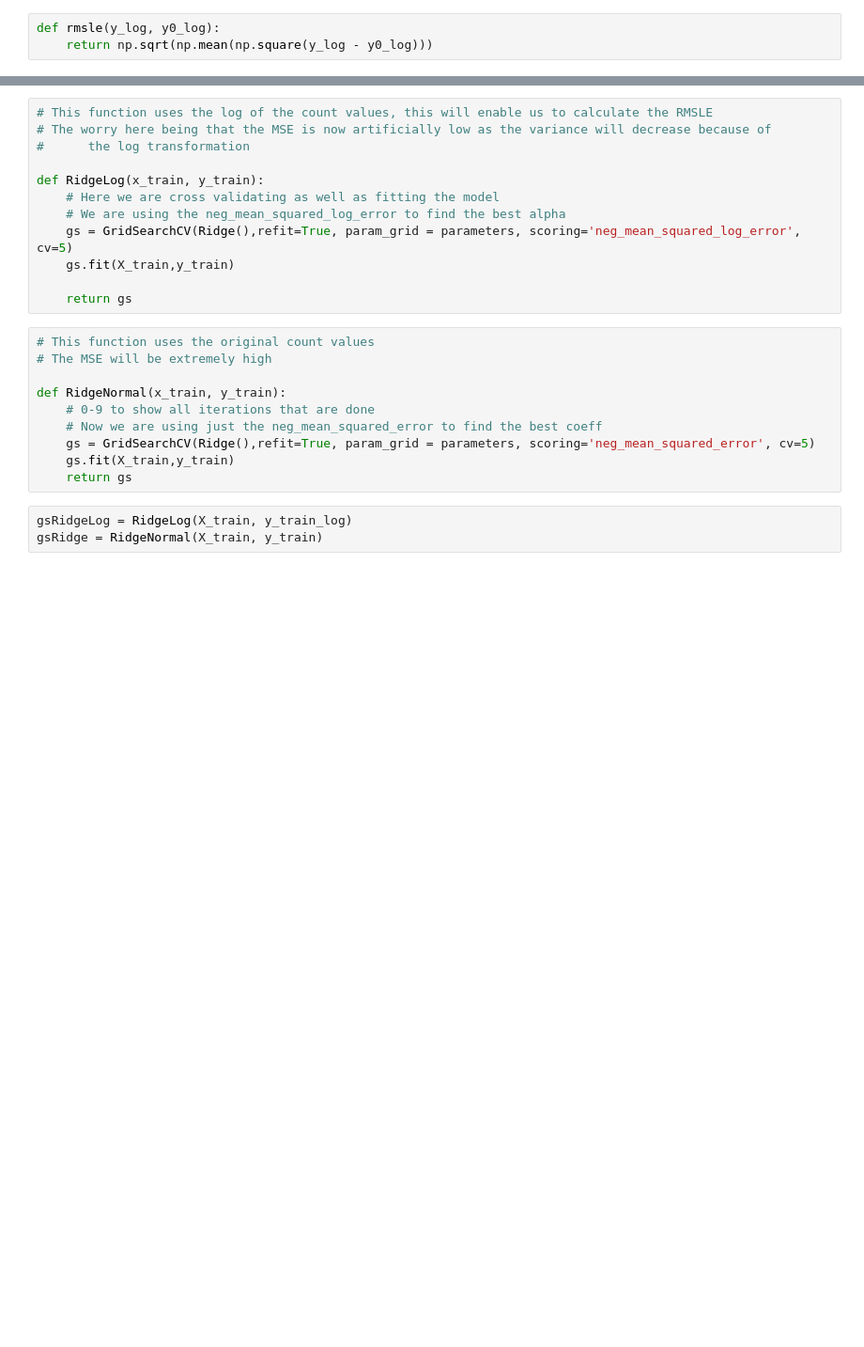
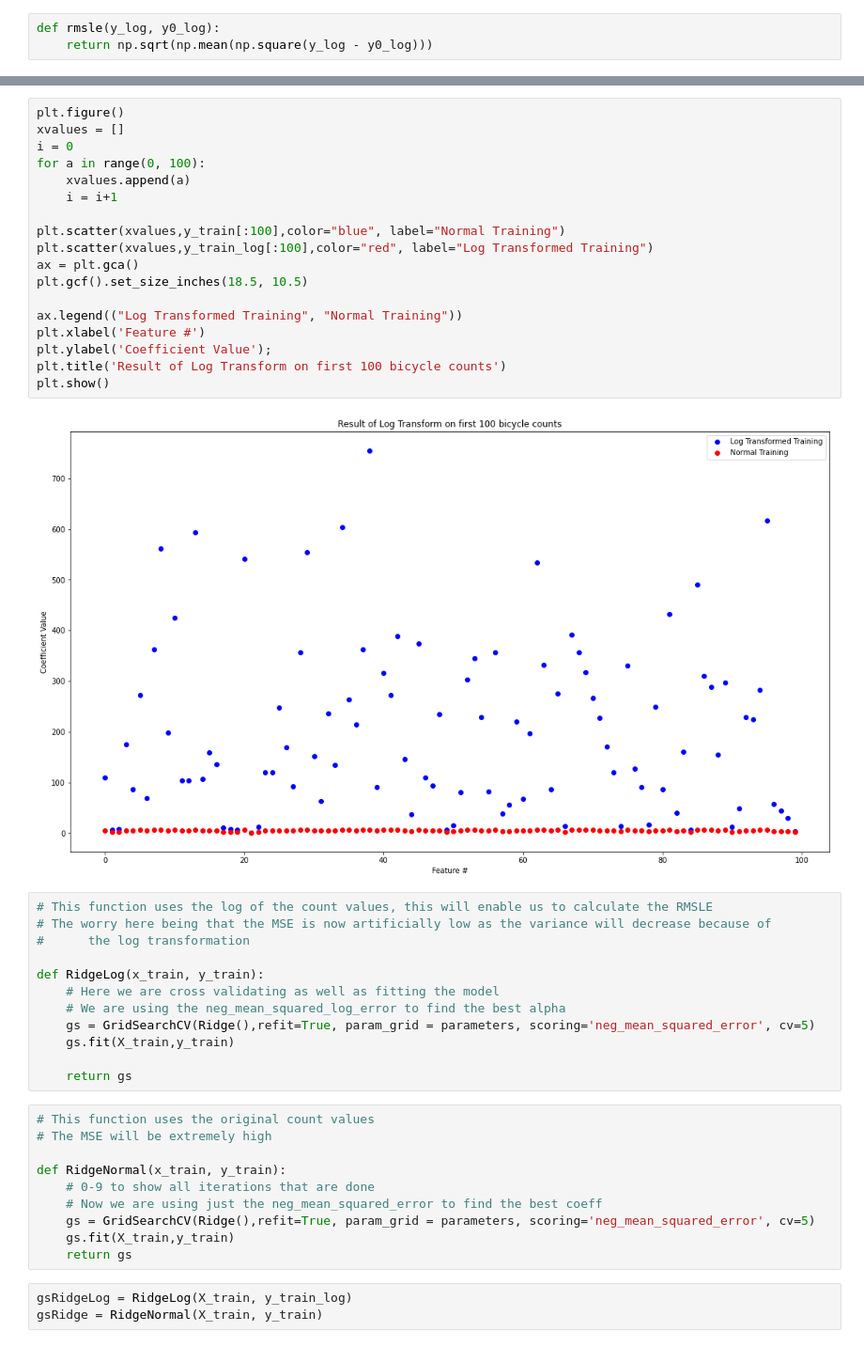
Before and after one commit to NathanHergenreter/CS574_BikeSharing, a Jupyter notebook: ridge.ipynb, the cells around one changed output, grey strips where cells are left out. Shown at 94% size. Saved outputs shown, nothing was run; the diff lists cells and outputs as text; blank space fills up the shorter version.

```diff
--- a/ridge.ipynb
+++ b/ridge.ipynb
@@ -49,6 +56,26 @@ parameters = {
          'alpha':np.logspace(0, 9, 100),
          'solver':['auto', 'svd', 'cholesky', 'lsqr', 'sparse_cg', 'sag', 'saga']
     }
+# %%
+plt.figure()
+xvalues = []
+i = 0
+for a in range(0, 100):
+    xvalues.append(a)
+    i = i+1
+
+plt.scatter(xvalues,y_train[:100],color="blue", label="Normal Training")
+plt.scatter(xvalues,y_train_log[:100],color="red", label="Log Transformed Training")
+ax = plt.gca()
+plt.gcf().set_size_inches(18.5, 10.5)
+
+ax.legend(("Log Transformed Training", "Normal Training"))
+plt.xlabel('Feature #')
+plt.ylabel('Coefficient Value');
+plt.title('Result of Log Transform on first 100 bicycle counts')
+plt.show()
+# %% [output]
+[figure, added]
 # %%
 # This function uses the log of the count values, this will enable us to calculate the RMSLE
 # The worry here being that the MSE is now artificially low as the variance will decrease because of
@@ -57,7 +84,7 @@ parameters = {
 def RidgeLog(x_train, y_train):
     # Here we are cross validating as well as fitting the model
     # We are using the neg_mean_squared_log_error to find the best alpha
-    gs = GridSearchCV(Ridge(),refit=True, param_grid = parameters, scoring='neg_mean_squared_log_error', cv=5)
+    gs = GridSearchCV(Ridge(),refit=True, param_grid = parameters, scoring='neg_mean_squared_error', cv=5)
     gs.fit(X_train,y_train)
 
     return gs
```
Also changed, not shown: parts of 10 cells of this notebook, 1 other file.
